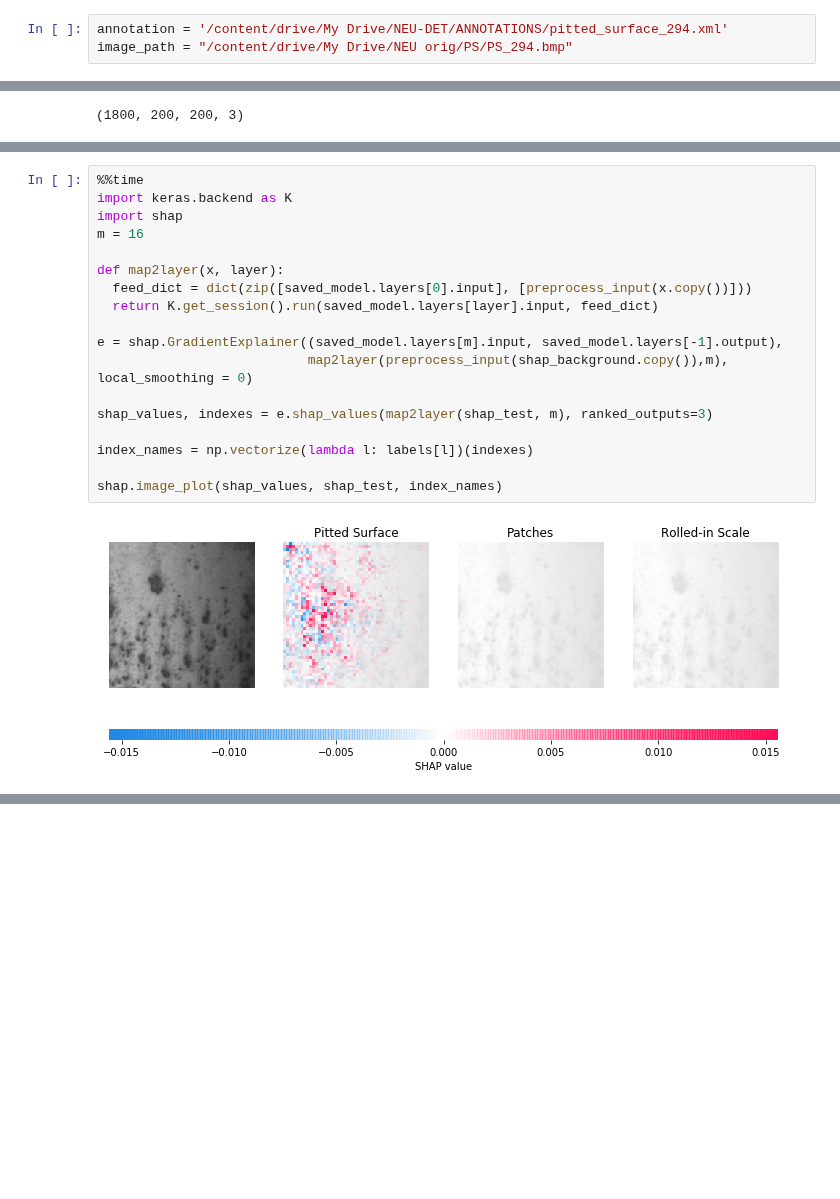
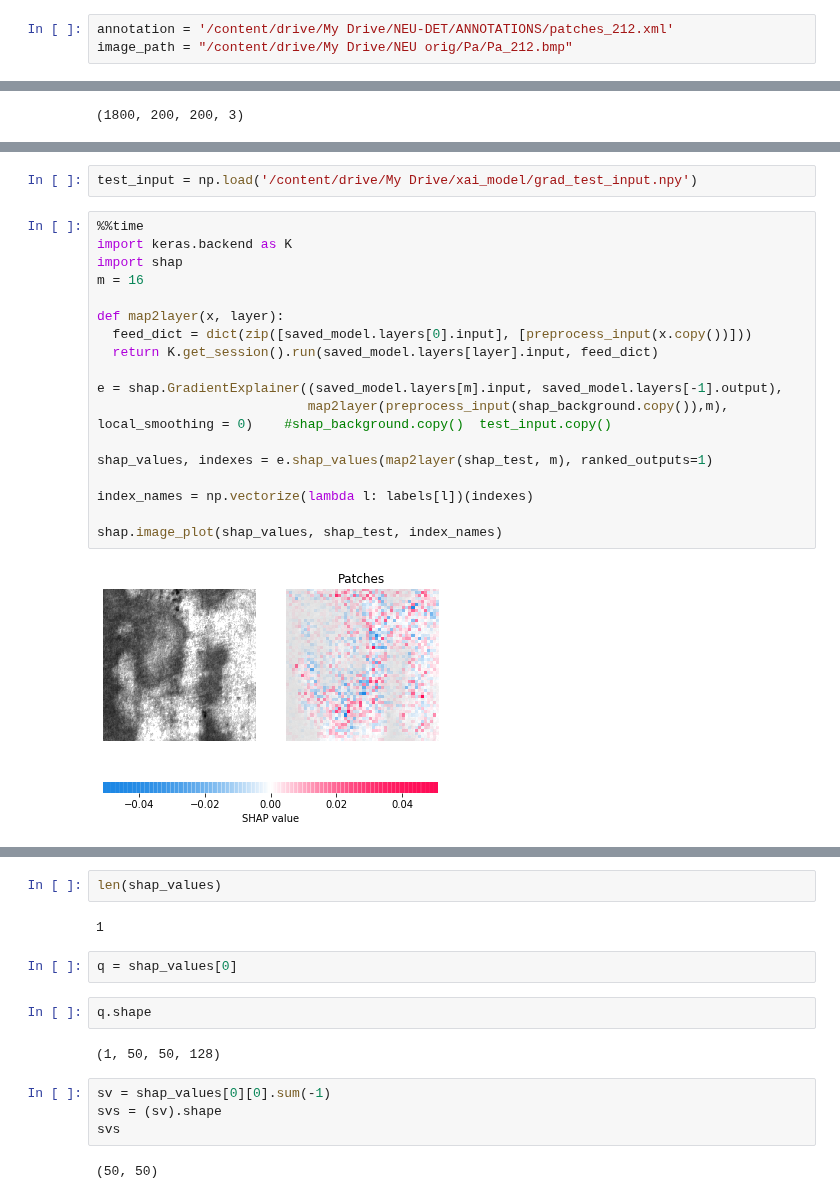
Before and after one commit to mahesh-sudhakar/NEU_XAI, a Jupyter notebook: xai_shap.ipynb, the cells around one changed output, grey strips where cells are left out. Cells and saved outputs as stored; diff of their text form; blank space fills up the shorter version.

```diff
--- a/xai_shap.ipynb
+++ b/xai_shap.ipynb
@@ -35,6 +61,6 @@ saved_model = load_model('/content/drive/My Drive/xai_model/LG_model.h5')
 # %%
-annotation = '/content/drive/My Drive/NEU-DET/ANNOTATIONS/pitted_surface_294.xml'
-image_path = "/content/drive/My Drive/NEU orig/PS/PS_294.bmp"
+annotation = '/content/drive/My Drive/NEU-DET/ANNOTATIONS/patches_212.xml'
+image_path = "/content/drive/My Drive/NEU orig/Pa/Pa_212.bmp"
 # %%
 labels = {0: 'Crazing', 1: 'Inclusion', 2: 'Pitted Surface', 3: 'Patches', 4: 'Rolled-in Scale', 5: 'Scratches'}
 # %%
@@ -162,20 +178,22 @@ for i in range(len(saved_model.layers)):
+# %%
+test_input = np.load('/content/drive/My Drive/xai_model/grad_test_input.npy')
 # %%
 %%time
 import keras.backend as K
 import shap
 m = 16
 
 def map2layer(x, layer):
   feed_dict = dict(zip([saved_model.layers[0].input], [preprocess_input(x.copy())]))
   return K.get_session().run(saved_model.layers[layer].input, feed_dict)
 
 e = shap.GradientExplainer((saved_model.layers[m].input, saved_model.layers[-1].output),
-                           map2layer(preprocess_input(shap_background.copy()),m), local_smoothing = 0)
+                           map2layer(preprocess_input(shap_background.copy()),m), local_smoothing = 0)    #shap_background.copy()  test_input.copy()
 
-shap_values, indexes = e.shap_values(map2layer(shap_test, m), ranked_outputs=3)
+shap_values, indexes = e.shap_values(map2layer(shap_test, m), ranked_outputs=1)
 
 index_names = np.vectorize(lambda l: labels[l])(indexes)
 
 shap.image_plot(shap_values, shap_test, index_names)
 # %% [output]
-[figure, old version]
+[figure, new version]
@@ -183,0 +202,16 @@ Wall time: 10.1 s
+# %%
+len(shap_values)
+# %% [output]
+1
+# %%
+q = shap_values[0]
+# %%
+q.shape
+# %% [output]
+(1, 50, 50, 128)
+# %%
+sv = shap_values[0][0].sum(-1)
+svs = (sv).shape
+svs
+# %% [output]
+(50, 50)
```
Also changed, not shown: parts of 30 cells of this notebook.
